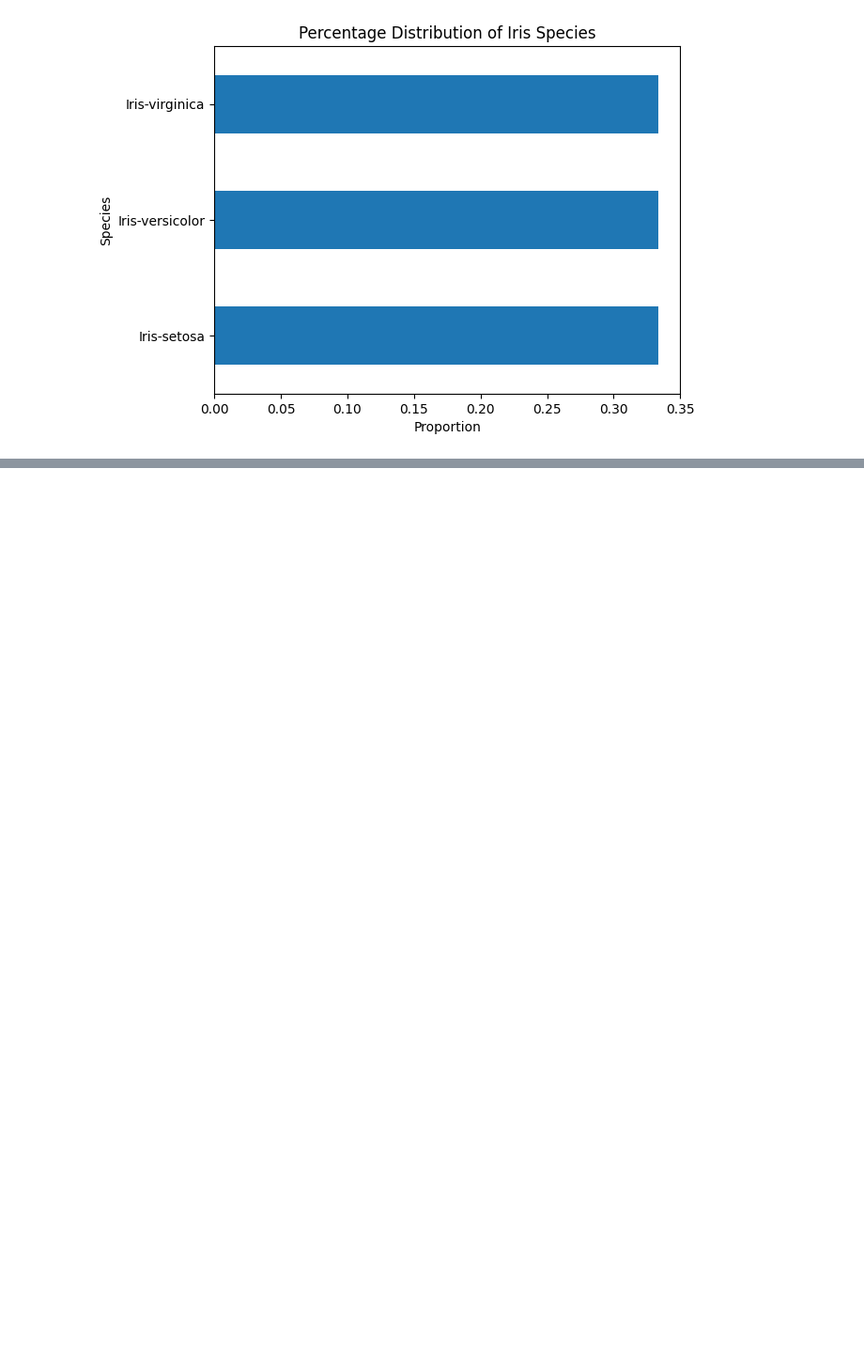
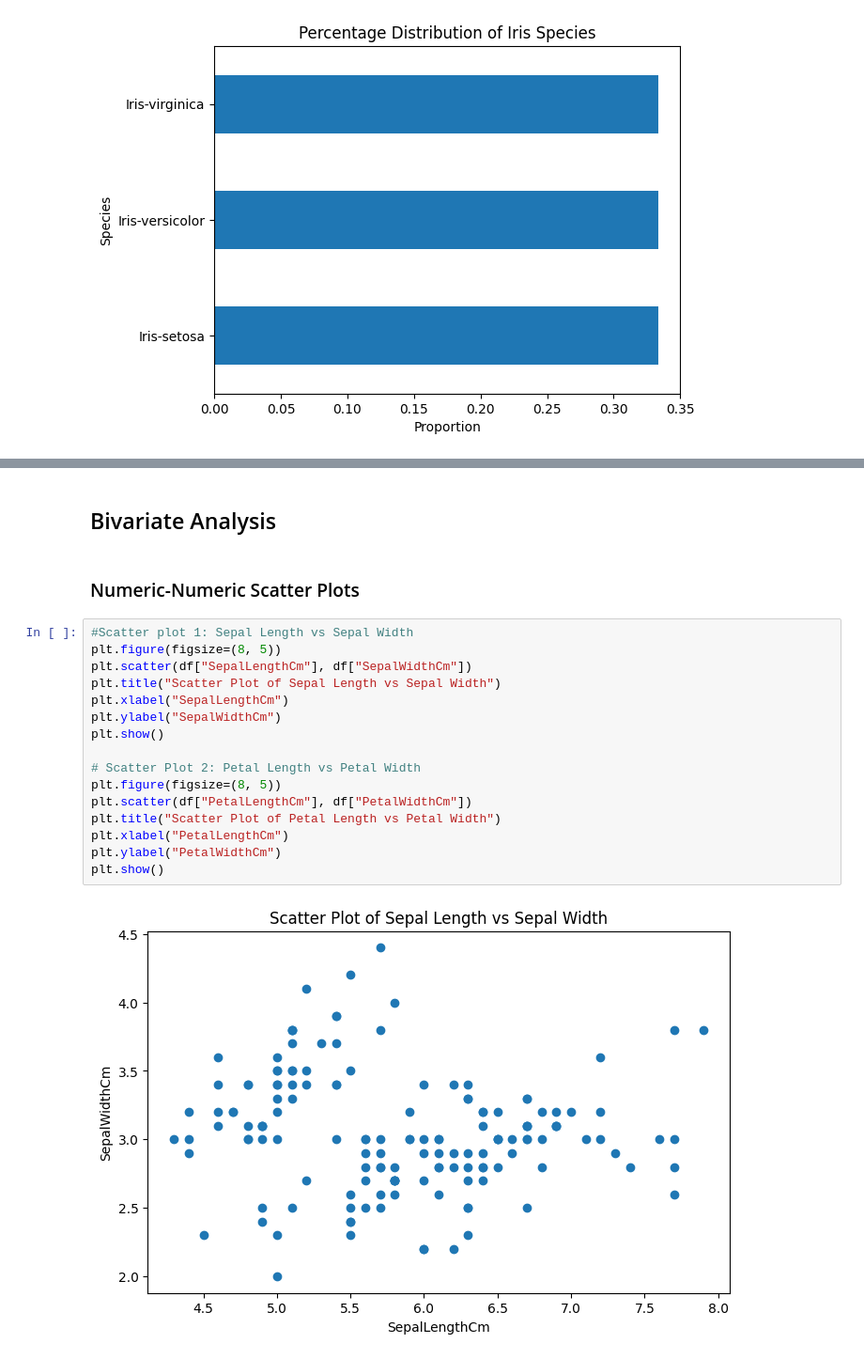
Before and after one commit to kashisharora2025a-commits/EDA-project-25bce2010, a Jupyter notebook: EXP6_25.08.26.ipynb, the cells around one changed output, grey strips where cells are left out. Shown at 94% size. Drawn from its saved outputs; the diff is of its cells as text; blank space fills up the shorter version.

```diff
--- a/EXP6_25.08.26.ipynb
+++ b/EXP6_25.08.26.ipynb
@@ -52,0 +66,22 @@ plt.show()
+# %% [markdown]
+## Bivariate Analysis
+# %% [markdown]
+### Numeric-Numeric Scatter Plots
+# %%
+#Scatter plot 1: Sepal Length vs Sepal Width
+plt.figure(figsize=(8, 5))
+plt.scatter(df["SepalLengthCm"], df["SepalWidthCm"])
+plt.title("Scatter Plot of Sepal Length vs Sepal Width")
+plt.xlabel("SepalLengthCm")
+plt.ylabel("SepalWidthCm")
+plt.show()
+
+# Scatter Plot 2: Petal Length vs Petal Width
+plt.figure(figsize=(8, 5))
+plt.scatter(df["PetalLengthCm"], df["PetalWidthCm"])
+plt.title("Scatter Plot of Petal Length vs Petal Width")
+plt.xlabel("PetalLengthCm")
+plt.ylabel("PetalWidthCm")
+plt.show()
+# %% [output]
+[figure, added]
```
Also changed, not shown: parts of 8 cells of this notebook.
